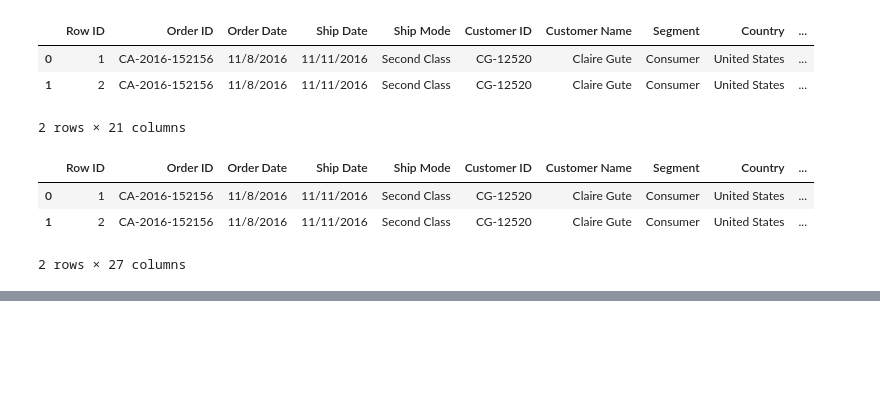
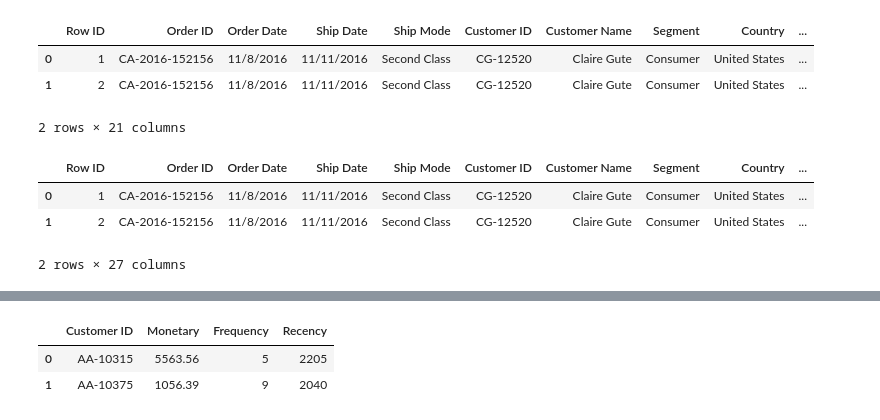
Before and after one commit to sfdatade/e_commerce_project, a Jupyter notebook: e_commerce_playground.ipynb, the cells around one changed output, grey strips where cells are left out. Saved outputs shown, nothing was run; the diff lists cells and outputs as text; code cells hidden in the pictures; blank space fills up the shorter version.

```diff
--- a/e_commerce_playground.ipynb
+++ b/e_commerce_playground.ipynb
@@ -256,0 +266,16 @@ df_ecm.head()
+# %%
+df = ecomm
+# %%
+df_frequency = df.groupby('Customer ID')['Order ID'].nunique().reset_index()
+df_frequency.columns = ['Customer ID', 'Frequency']
+# %%
+df['Order Date'] = pd.to_datetime(df['Order Date'])  # Convert 'Order Date' to datetime format
+last_order_dates = df.groupby('Customer ID')['Order Date'].max().reset_index()
+last_order_dates['Recency'] = (pd.to_datetime('2023-07-13') - last_order_dates['Order Date']).dt.days
+df_recency = last_order_dates[['Customer ID', 'Recency']]
+# %%
+df_monetary = df.groupby('Customer ID')['Sales'].sum().reset_index()
+df_monetary.columns = ['Customer ID', 'Monetary']
+
+# Merge all three DataFrames
+merged_df = df_monetary.merge(df_frequency, on='Customer ID', how='outer').merge(df_recency, on='Customer ID', how='outer')
@@ -256,0 +302,6 @@ df_ecm.head()
+# %%
+merged_df.head(2)
+# %% [output]
+|  | Customer ID | Monetary | Frequency | Recency |
+| 0 | AA-10315 | 5563.56 | 5 | 2205 |
+| 1 | AA-10375 | 1056.39 | 9 | 2040 |
```
Also changed, not shown: parts of 7 cells of this notebook, 1 other file.
